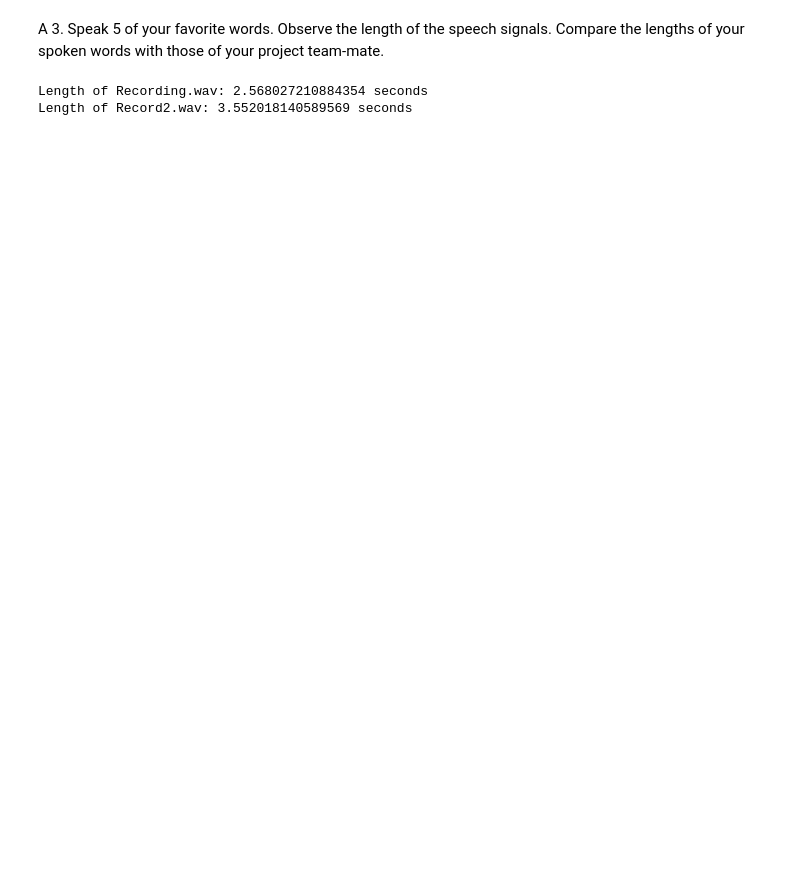
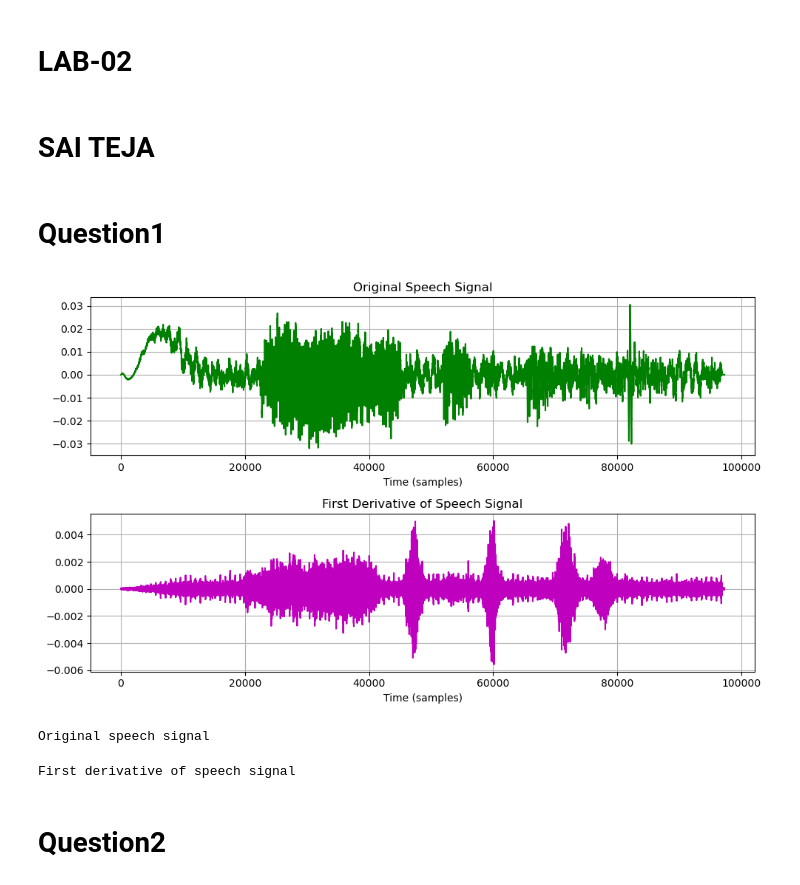
Before and after one commit to teja8988/AI-in-SpeechProcessing, a Jupyter notebook: AIE21095_LAB2.ipynb, the cells around one changed output. Drawn from its saved outputs; the diff is of its cells as text; code cells hidden in the pictures; blank space fills up the shorter version.

```diff
--- a/AIE21095_LAB2.ipynb
+++ b/AIE21095_LAB2.ipynb
@@ -64,22 +1,55 @@ Average length between two consecutive zero crossings for silence regions: nan
-# %% [markdown]
-A 3. Speak 5 of your favorite words. Observe the length of the speech signals. Compare the lengths of
-your spoken words with those of your project team-mate.
-# %%
-import librosa
-
-# Load the first audio file
-y1, sr1 = librosa.load('Recording.wav')
-
-# Calculate the length of the first audio file
-length1 = len(y1) / sr1
-print(f'Length of Recording.wav: {length1} seconds')
-
-# Load the second audio file
-y2, sr2 = librosa.load('Record2.wav')
-
-# Calculate the length of the second audio file
-length2 = len(y2) / sr2
-print(f'Length of Record2.wav: {length2} seconds')
-# %% [output]
-Length of Recording.wav: 2.568027210884354 seconds
-Length of Record2.wav: 3.552018140589569 seconds
+# %% [markdown]
+# LAB-02
+# %% [markdown]
+# SAI TEJA
+# %% [markdown]
+# Question1
+# %%
+#ManuaL Method to Find the first derivative of your speech signal with finite differencemethod.
+#Listen to the first derivative signal and the original speech signal.
+
+import numpy as np
+import matplotlib.pyplot as plt
+import librosa
+import sounddevice as sd
+
+# Load the speech signal
+y, sr = librosa.load(r"C:\Users\ADMIN\Downloads\LAB1.wav", sr=None)
+# Compute the first derivative using finite difference method
+delta_f = np.zeros_like(y)
+delta_f[0] = y[1] - y[0]
+delta_f[-1] = y[-1] - y[-2]
+for i in range(1, len(y) - 1):
+    delta_f[i] = y[i-1] + y[i+1] - 2*y[i]
+# Plot the original and derivative signals
+plt.figure(figsize=(10, 6))
+plt.subplot(2, 1, 1)
+plt.plot(y, 'g')
+plt.title('Original Speech Signal')
+plt.xlabel('Time (samples)')
+plt.grid(True)
+plt.subplot(2, 1, 2)
+plt.plot(delta_f, 'm')
+plt.title('First Derivative of Speech Signal')
+plt.xlabel('Time (samples)')
+plt.grid(True)
+plt.tight_layout()
+plt.show()
+# %% [output]
+[figure, added]
+# %%
+# Play original speech signal
+print("Original speech signal")
+sd.play(y, sr)
+sd.wait()
+# %% [output]
+Original speech signal
+# %%
+# Play first derivative of speech signal
+print("First derivative of speech signal")
+sd.play(delta_f, sr)
+sd.wait()
+# %% [output]
+First derivative of speech signal
+# %% [markdown]
+# Question2
```
Also changed, not shown: parts of 11 cells of this notebook.
